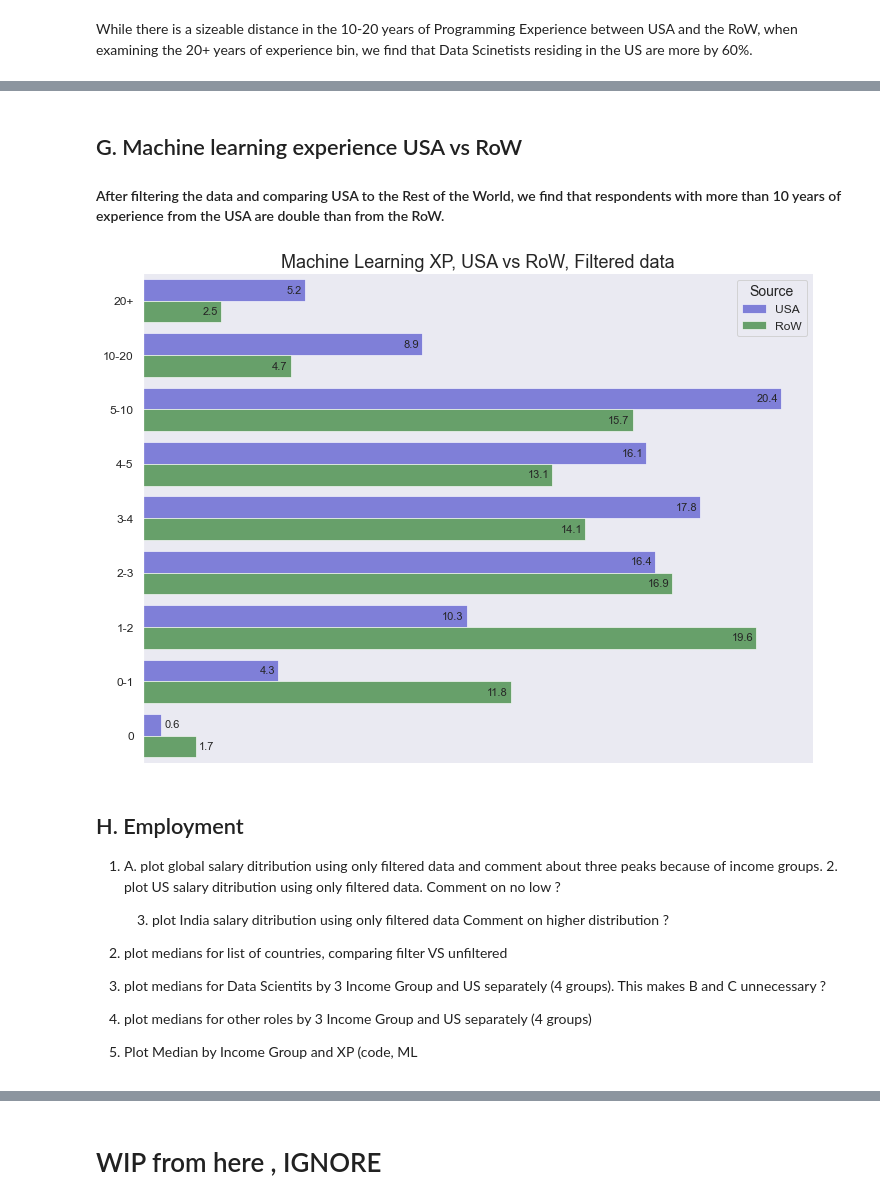
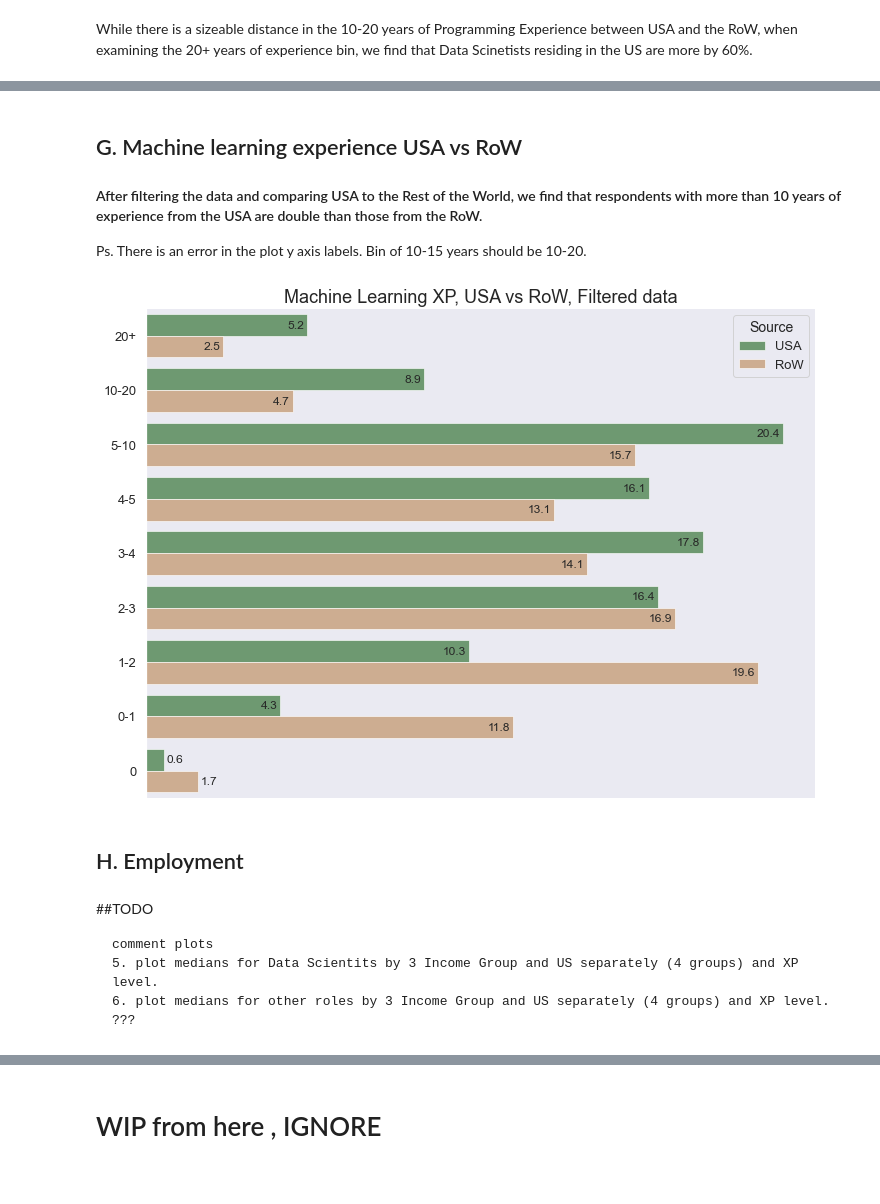
Before and after one commit to argythana/dsml_survey_20, a Jupyter notebook: notebooks/submit_draft.ipynb, the cells around one changed output, grey strips where cells are left out. Saved outputs shown, nothing was run; the diff lists cells and outputs as text; code cells hidden in the pictures.

```diff
--- a/notebooks/submit_draft.ipynb
+++ b/notebooks/submit_draft.ipynb
@@ -564,45 +566,42 @@ kglib.sns_plot_value_count_comparison(
 # %% [markdown]
 ## G. Machine learning experience USA vs RoW
 
-#### After filtering the data and comparing USA to the Rest of the World, we find that respondents with more than 10 years of experience from the USA are double than from the RoW.
+#### After filtering the data and comparing USA to the Rest of the World, we find that respondents with more than 10 years of experience from the USA are double than those from the RoW.
+Ps. There is an error in the plot y axis labels. Bin of 10-15 years should be 10-20.
 # %%
 fds_usa = fds[fds.country == "USA"]
 fds_non_usa = fds[fds.country != "USA"]
 dataset1 = fds_usa
 datset2 = fds_non_usa
 
 column = "ml_exp"
 df = kglib.get_stacked_value_count_comparison(
     sr1=dataset1[column],
     sr2=dataset2[column],
     label1="USA",
     label2="RoW",
     stack_label="participants (%)",
     as_percentage=True,
     order=natsort.natsorted(udf[column].unique(), reverse=True)
     #order=order.reverse()
 )
 
 kglib.sns_plot_value_count_comparison(
     df,
     width=12,
     height=9,
     orientation="h",
     order_by_labels=False,
     title="Machine Learning XP, USA vs RoW, Filtered data",
-    palette=[sns.desaturate("blue", 0.75), "green"],
+    palette=[sns.desaturate("green", 0.75), "peru"],
 )
 # %% [output]
-[figure, old version]
+[figure, new version]
+# %% [markdown]
+## H. Employment
 # %% [markdown]
-## H. Employment
-1.  A. plot global salary ditribution using only filtered data and comment about three peaks because of income groups.
-    2. plot US salary ditribution using only filtered data. Comment on no low  ?
+##TODO
 
-    3. plot India salary ditribution using only filtered data Comment on higher distribution ?
-
-4. plot medians for list of countries, comparing filter VS unfiltered
-
-5. plot medians for Data Scientits by 3 Income Group and US separately (4 groups).  This makes B and C unnecessary ?
-6. plot medians for other roles by 3 Income Group and US separately (4 groups)
-7. Plot Median by Income Group and XP (code, ML
+    comment plots
+    5. plot medians for Data Scientits by 3 Income Group and US separately (4 groups) and XP level.
+    6. plot medians for other roles by 3 Income Group and US separately (4 groups) and XP level. ???
```
Also changed, not shown: parts of 15 cells of this notebook.
